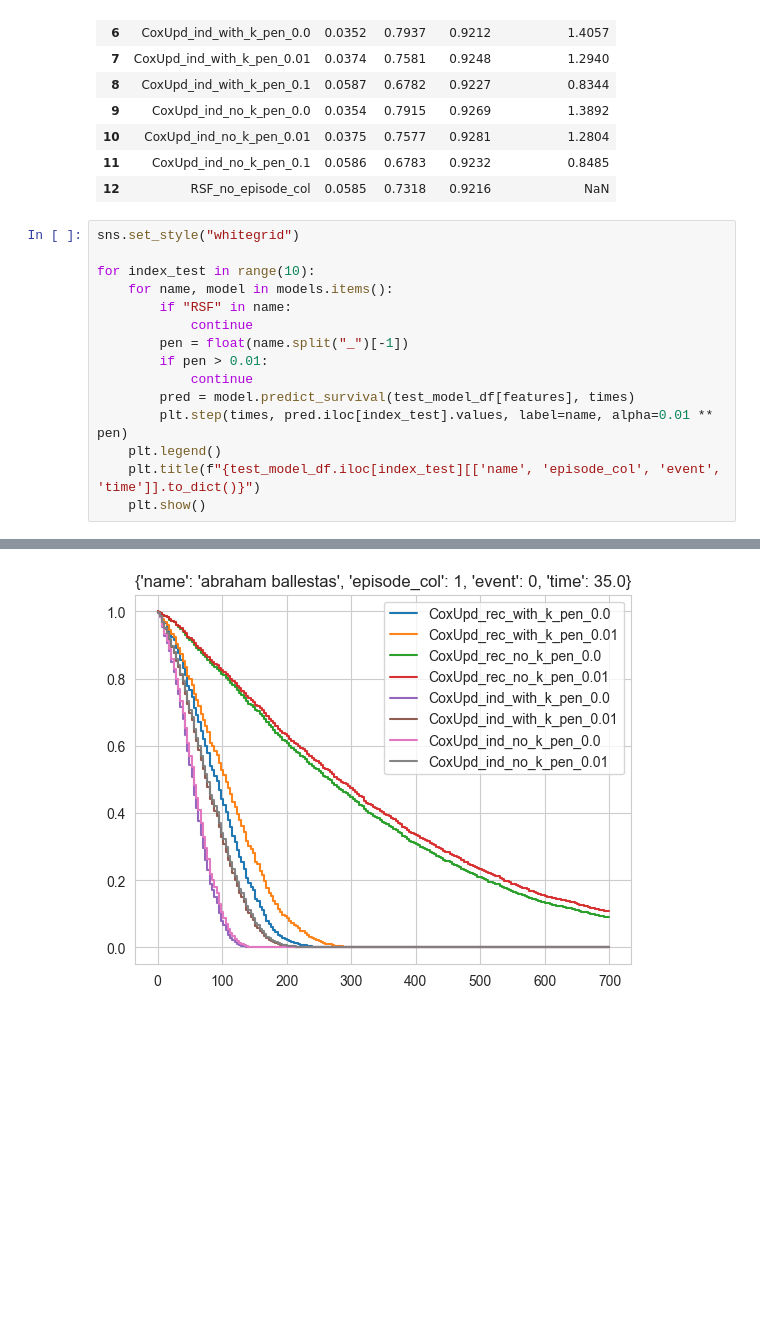
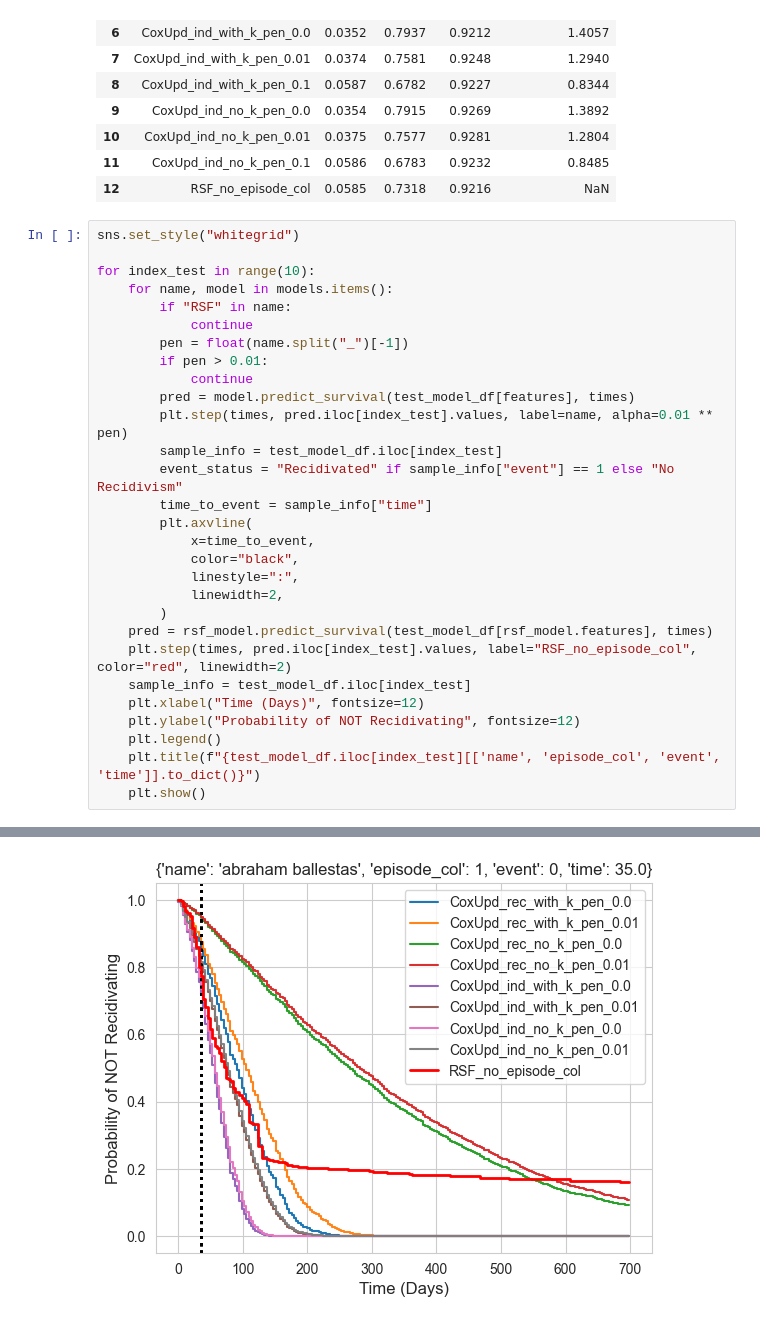
Before and after one commit to DKoleda6/recurrent_event, a Jupyter notebook: exp_common.ipynb, the cells around one changed output, grey strips where cells are left out. Cells and saved outputs as stored; diff of their text form; blank space fills up the shorter version.

Commit message:
added graphs for RSF

```diff
--- a/exp_common.ipynb
+++ b/exp_common.ipynb
@@ -371,6 +371,20 @@ for index_test in range(10):
             continue
         pred = model.predict_survival(test_model_df[features], times)
         plt.step(times, pred.iloc[index_test].values, label=name, alpha=0.01 ** pen)
+        sample_info = test_model_df.iloc[index_test]
+        event_status = "Recidivated" if sample_info["event"] == 1 else "No Recidivism"
+        time_to_event = sample_info["time"]
+        plt.axvline(
+            x=time_to_event,
+            color="black",
+            linestyle=":",
+            linewidth=2,
+        )
+    pred = rsf_model.predict_survival(test_model_df[rsf_model.features], times)
+    plt.step(times, pred.iloc[index_test].values, label="RSF_no_episode_col", color="red", linewidth=2)
+    sample_info = test_model_df.iloc[index_test]
+    plt.xlabel("Time (Days)", fontsize=12)
+    plt.ylabel("Probability of NOT Recidivating", fontsize=12)
     plt.legend()
     plt.title(f"{test_model_df.iloc[index_test][['name', 'episode_col', 'event', 'time']].to_dict()}")
     plt.show()
@@ -380 +394 @@ for index_test in range(10):
-[figure, old version]
+[figure, new version]
```
Also changed, not shown: parts of 1 cell of this notebook.
